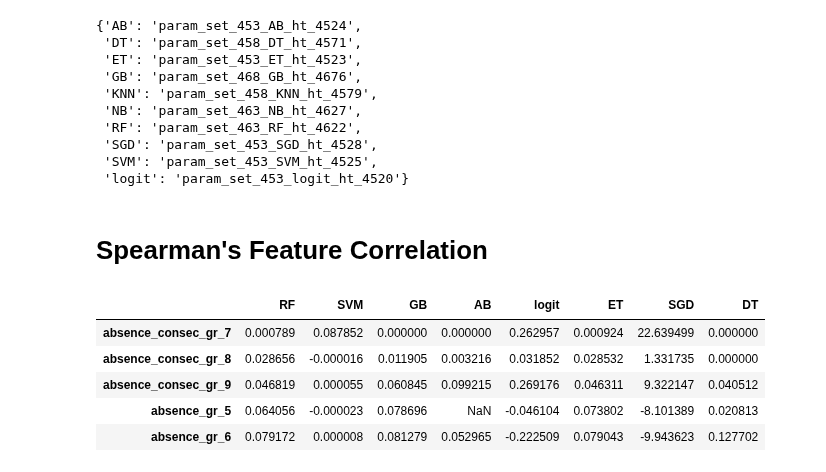
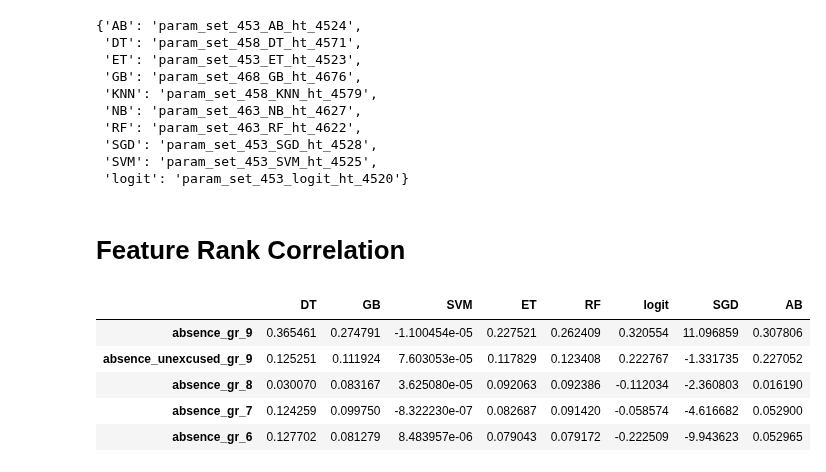
Before and after one commit to jgutman/mvesc, a Jupyter notebook: Models_Results/rank_correlation.ipynb, the cells around one changed output. Drawn from its saved outputs; the diff is of its cells as text; code cells hidden in the pictures.

```diff
--- a/Models_Results/rank_correlation.ipynb
+++ b/Models_Results/rank_correlation.ipynb
@@ -134,16 +142,16 @@ best['mobility']
  'SVM': 'param_set_453_SVM_ht_4525',
  'logit': 'param_set_453_logit_ht_4520'}
 # %% [markdown]
-# Spearman's Feature Correlation
+# Feature Rank Correlation
 # %%
-features['absence'].head()
+features['absence'].sort_values('RF', ascending=False).head()
 # %% [output]
-|  | RF | SVM | GB | AB | logit | ET | SGD | DT |
-| absence_consec_gr_7 | 0.000789 | 0.087852 | 0.000000 | 0.000000 | 0.262957 | 0.000924 | 22.639499 | 0.000000 |
-| absence_consec_gr_8 | 0.028656 | -0.000016 | 0.011905 | 0.003216 | 0.031852 | 0.028532 | 1.331735 | 0.000000 |
-| absence_consec_gr_9 | 0.046819 | 0.000055 | 0.060845 | 0.099215 | 0.269176 | 0.046311 | 9.322147 | 0.040512 |
-| absence_gr_5 | 0.064056 | -0.000023 | 0.078696 | NaN | -0.046104 | 0.073802 | -8.101389 | 0.020813 |
-| absence_gr_6 | 0.079172 | 0.000008 | 0.081279 | 0.052965 | -0.222509 | 0.079043 | -9.943623 | 0.127702 |
+|  | DT | GB | SVM | ET | RF | logit | SGD | AB |
+| absence_gr_9 | 0.365461 | 0.274791 | -1.100454e-05 | 0.227521 | 0.262409 | 0.320554 | 11.096859 | 0.307806 |
+| absence_unexcused_gr_9 | 0.125251 | 0.111924 | 7.603053e-05 | 0.117829 | 0.123408 | 0.222767 | -1.331735 | 0.227052 |
+| absence_gr_8 | 0.030070 | 0.083167 | 3.625080e-05 | 0.092063 | 0.092386 | -0.112034 | -2.360803 | 0.016190 |
+| absence_gr_7 | 0.124259 | 0.099750 | -8.322230e-07 | 0.082687 | 0.091420 | -0.058574 | -4.616682 | 0.052900 |
+| absence_gr_6 | 0.127702 | 0.081279 | 8.483957e-06 | 0.079043 | 0.079172 | -0.222509 | -9.943623 | 0.052965 |
 # %%
 spearman['absence'].style.applymap(partial(color_gt,x=.7))
 # %% [output]
```
Also changed, not shown: parts of 47 cells of this notebook, 17 other files.
